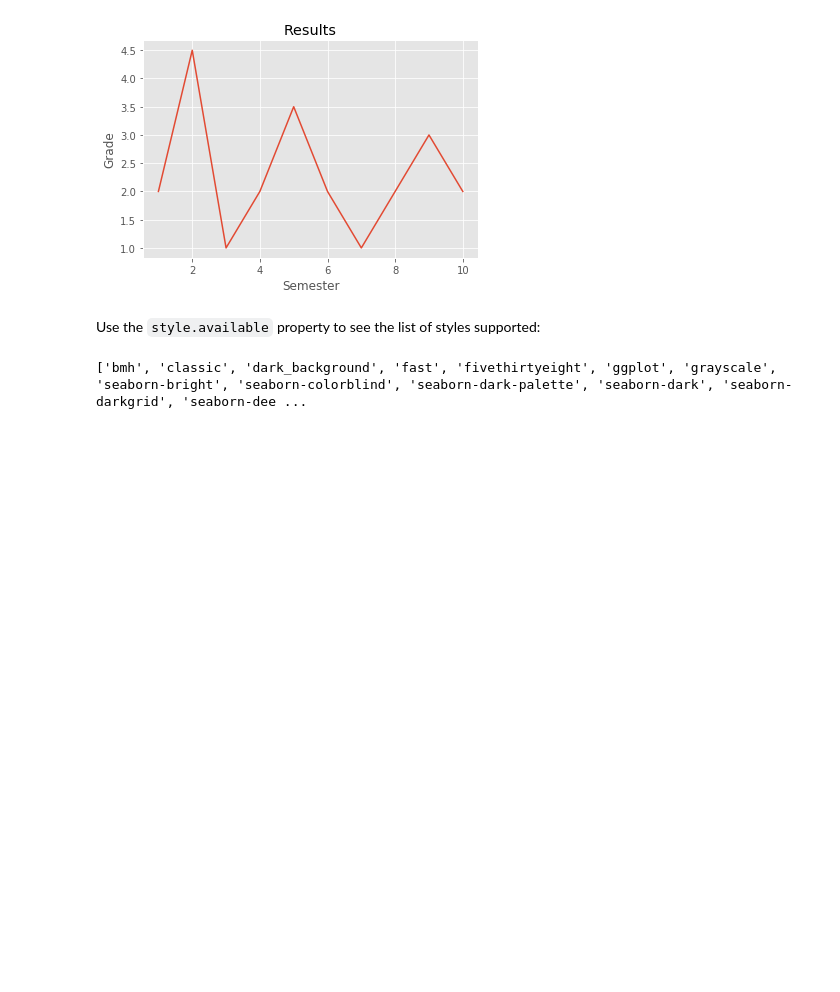
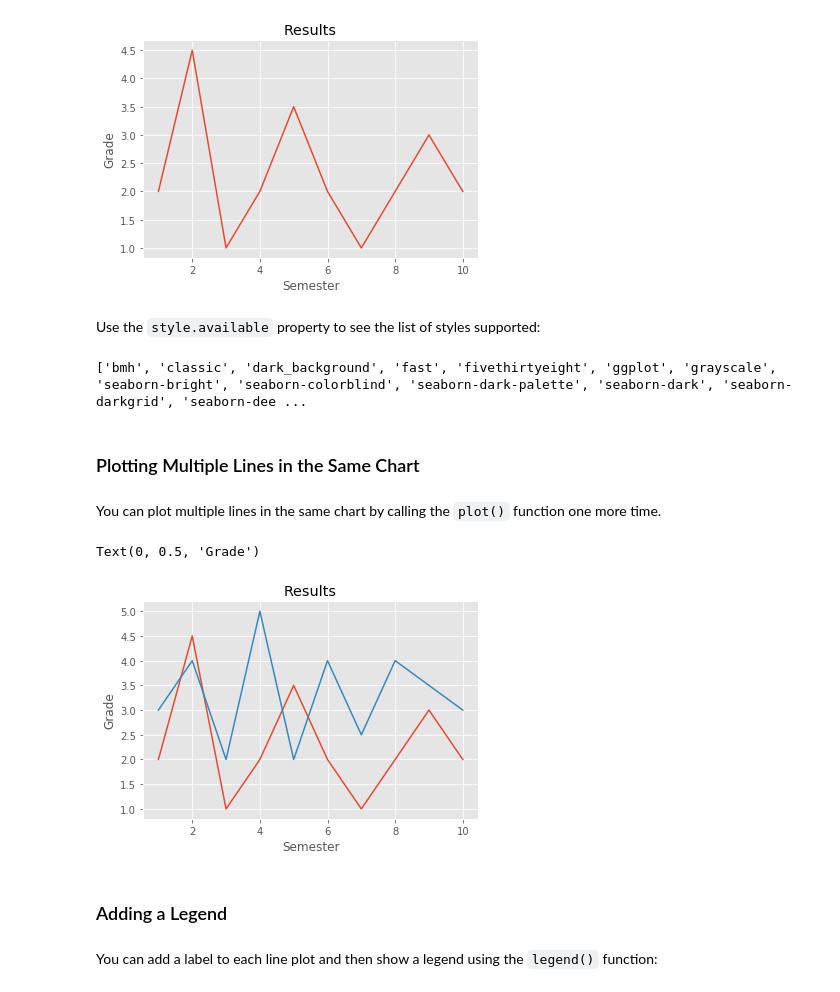
Before and after one commit to Adachika/python-machine-learning, a Jupyter notebook: 04_data_visualization_using_matplotlib.ipynb, the cells around one changed output. Saved outputs shown, nothing was run; the diff lists cells and outputs as text; code cells hidden in the pictures; blank space fills up the shorter version.

Commit message:
Plotting Line and Bar Charts

```diff
--- a/04_data_visualization_using_matplotlib.ipynb
+++ b/04_data_visualization_using_matplotlib.ipynb
@@ -63,3 +69,8 @@ Use the `style.available` property to see the list of styles supported:
 print(style.available)
 # %% [output]
 ['bmh', 'classic', 'dark_background', 'fast', 'fivethirtyeight', 'ggplot', 'grayscale', 'seaborn-bright', 'seaborn-colorblind', 'seaborn-dark-palette', 'seaborn-dark', 'seaborn-darkgrid', 'seaborn-dee ...
+# %% [markdown]
+<a id="plotting-multiple-lines"></a>
+### Plotting Multiple Lines in the Same Chart
+# %% [markdown]
+You can plot multiple lines in the same chart by calling the `plot()` function one more time.
@@ -65,0 +80,19 @@ print(style.available)
+# %%
+from matplotlib import style
+style.use('ggplot')
+# %%
+plt.plot([1,2,3,4,5,6,7,8,9,10], [2,4.5,1,2,3.5,2,1,2,3,2])
+
+plt.plot([1,2,3,4,5,6,7,8,9,10], [3,4,2,5,2,4,2.5,4,3.5,3])
+
+plt.title("Results") # sets the title for the chart
+plt.xlabel("Semester") # sets the label to use for the x-axis
+plt.ylabel("Grade") # sets the label to use for the y-axis
+# %% [output]
+Text(0, 0.5, 'Grade')
+[figure, added]
+# %% [markdown]
+<a id="adding-legend"></a>
+### Adding a Legend
+# %% [markdown]
+You can add a label to each line plot and then show a legend using the `legend()` function:
```
Also changed, not shown: parts of 23 cells of this notebook.
